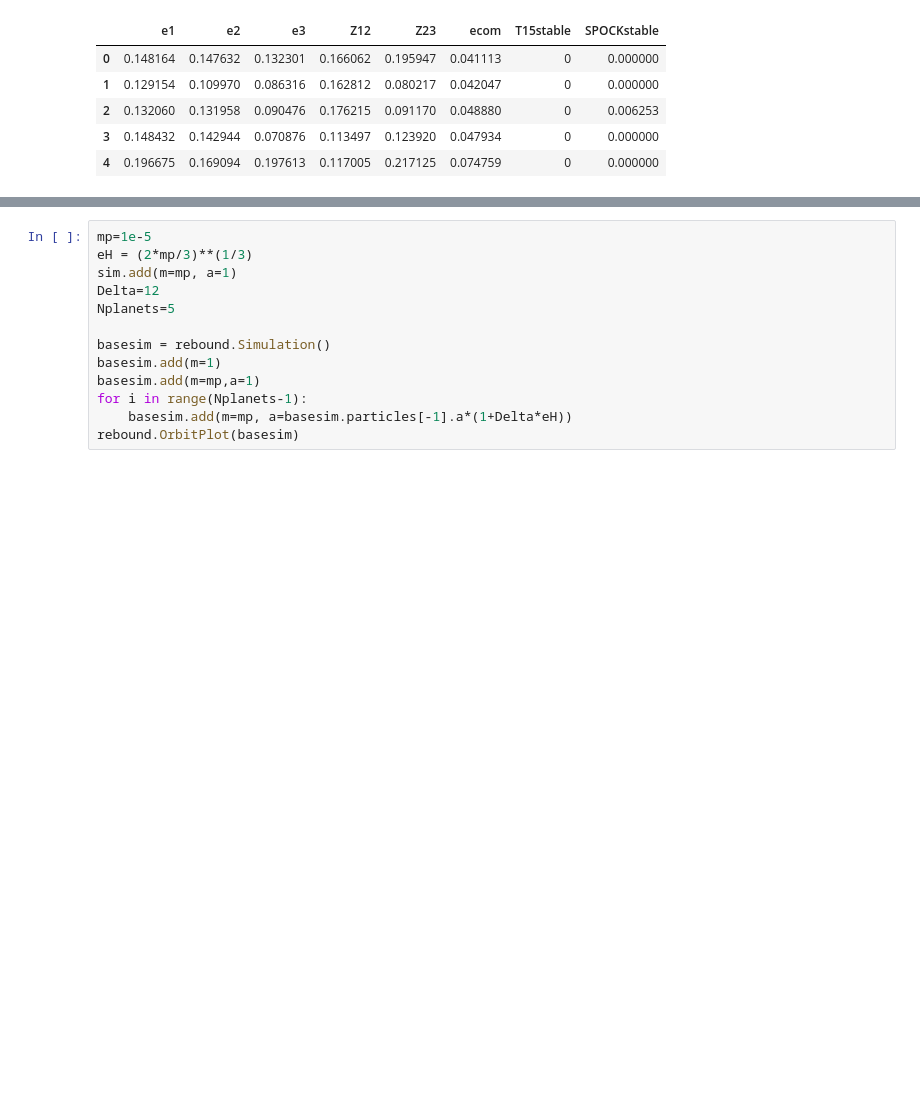
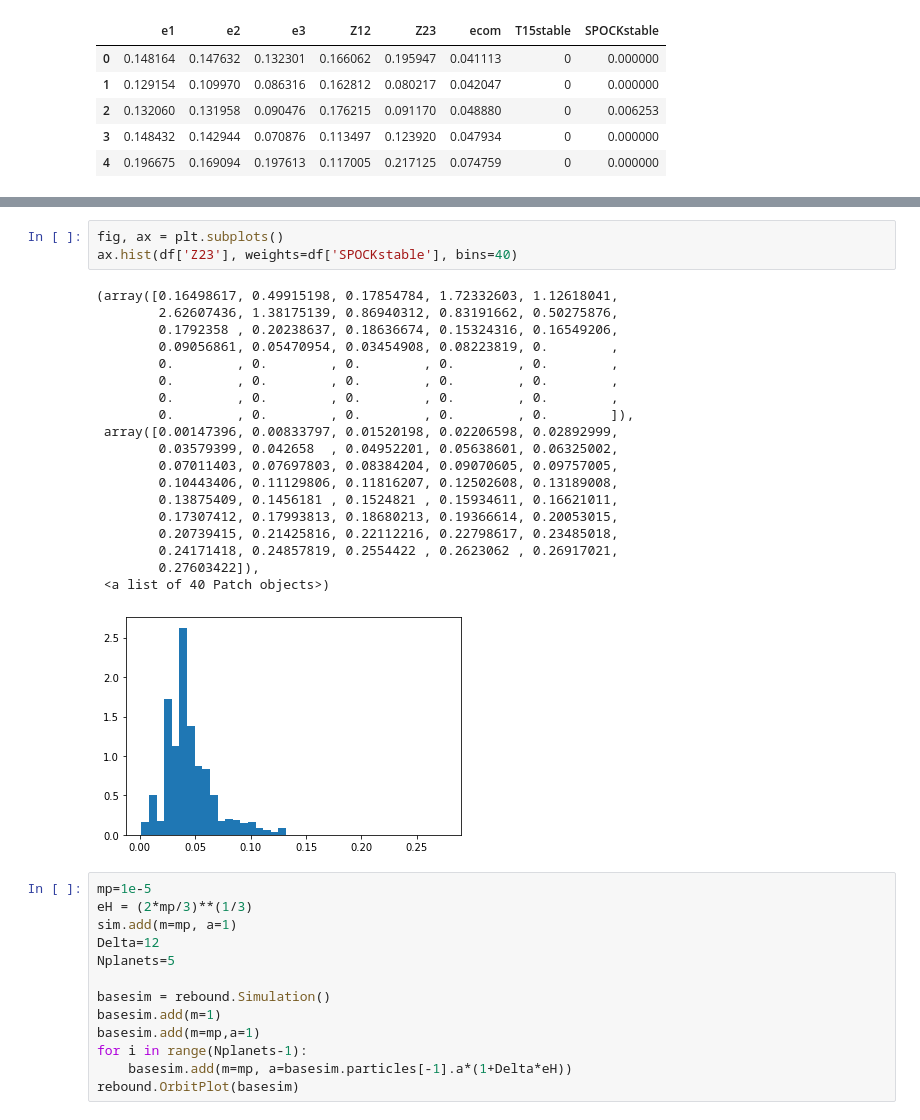
Before and after one commit to dtamayo/exomasses, a Jupyter notebook: ergodiccomparison.ipynb, the cells around one changed output, grey strips where cells are left out. Saved outputs shown, nothing was run; the diff lists cells and outputs as text; blank space fills up the shorter version.

```diff
--- a/ergodiccomparison.ipynb
+++ b/ergodiccomparison.ipynb
@@ -104,3 +127,26 @@ df['Z12'].hist()
+# %%
+fig, ax = plt.subplots()
+ax.hist(df['Z23'], weights=df['SPOCKstable'], bins=40)
+# %% [output]
+(array([0.16498617, 0.49915198, 0.17854784, 1.72332603, 1.12618041,
+        2.62607436, 1.38175139, 0.86940312, 0.83191662, 0.50275876,
+        0.1792358 , 0.20238637, 0.18636674, 0.15324316, 0.16549206,
+        0.09056861, 0.05470954, 0.03454908, 0.08223819, 0.        ,
+        0.        , 0.        , 0.        , 0.        , 0.        ,
+        0.        , 0.        , 0.        , 0.        , 0.        ,
+        0.        , 0.        , 0.        , 0.        , 0.        ,
+        0.        , 0.        , 0.        , 0.        , 0.        ]),
+ array([0.00147396, 0.00833797, 0.01520198, 0.02206598, 0.02892999,
+        0.03579399, 0.042658  , 0.04952201, 0.05638601, 0.06325002,
+        0.07011403, 0.07697803, 0.08384204, 0.09070605, 0.09757005,
+        0.10443406, 0.11129806, 0.11816207, 0.12502608, 0.13189008,
+        0.13875409, 0.1456181 , 0.1524821 , 0.15934611, 0.16621011,
+        0.17307412, 0.17993813, 0.18680213, 0.19366614, 0.20053015,
+        0.20739415, 0.21425816, 0.22112216, 0.22798617, 0.23485018,
+        0.24171418, 0.24857819, 0.2554422 , 0.2623062 , 0.26917021,
+        0.27603422]),
+ <a list of 40 Patch objects>)
+[figure, added]
 # %%
 mp=1e-5
 eH = (2*mp/3)**(1/3)
```
Also changed, not shown: parts of 5 cells of this notebook, 1 other file.
